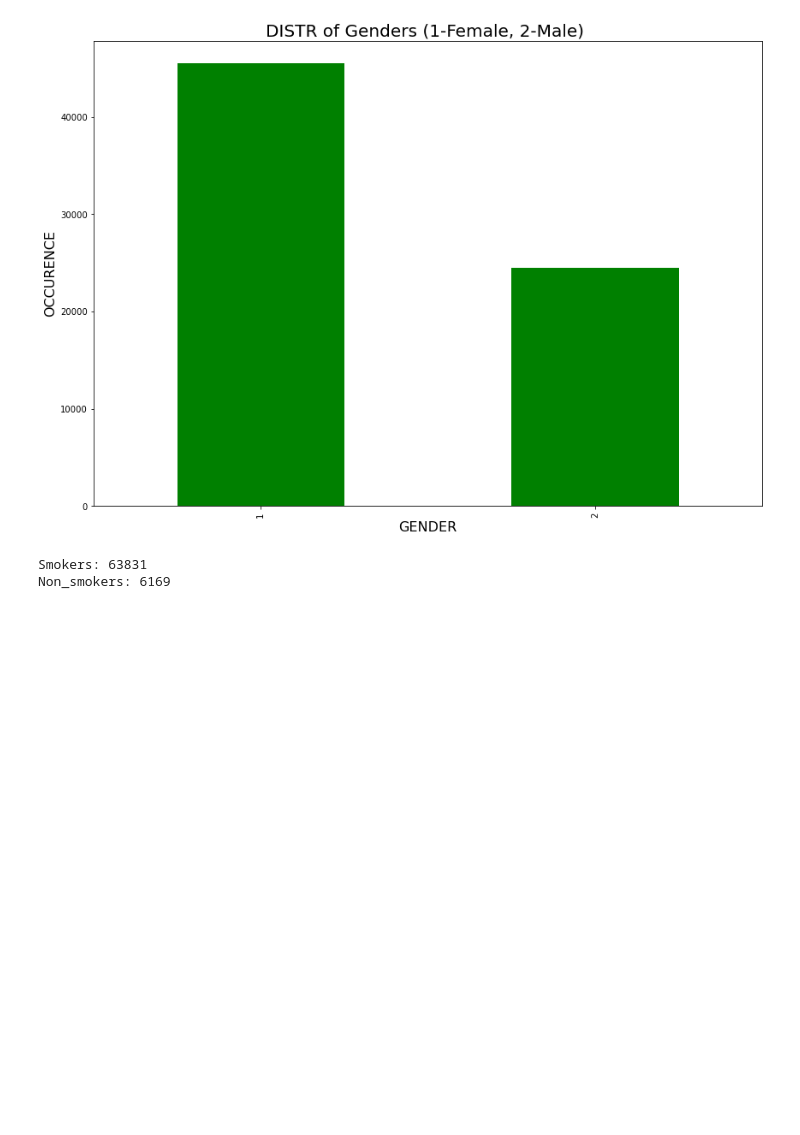
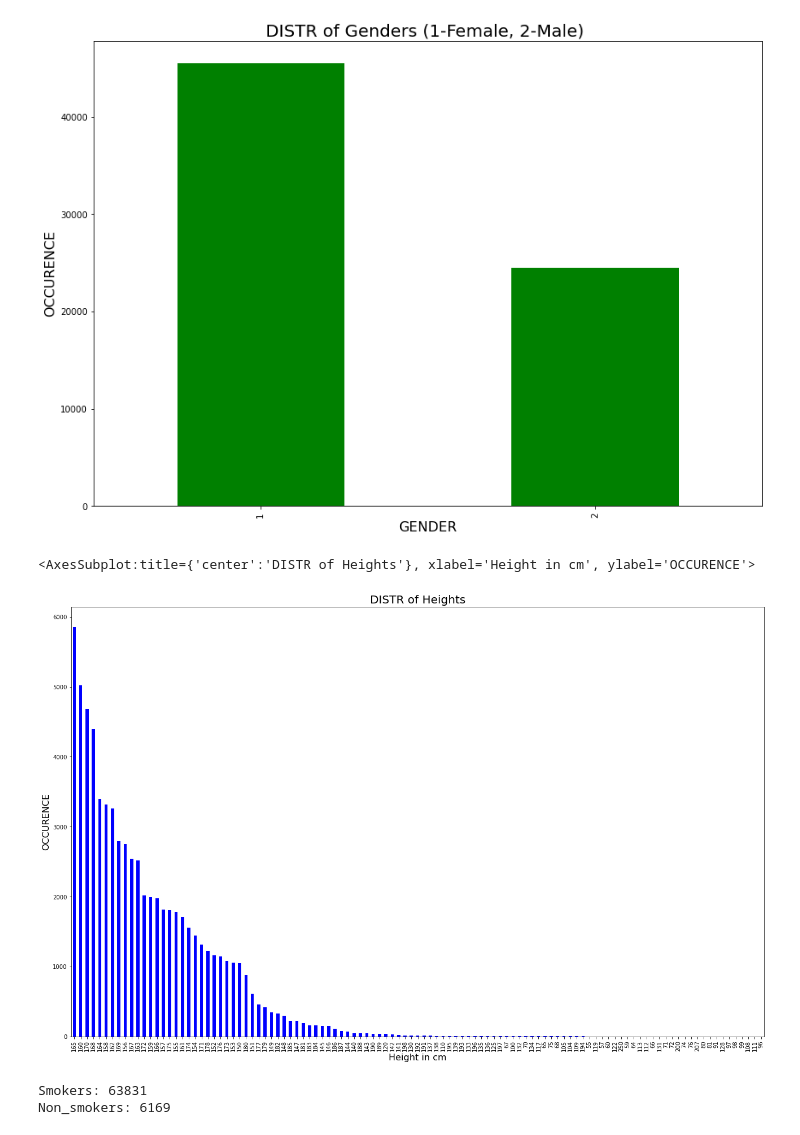
Before and after one commit to Andy666Fox/TINY_DS_PROJECTS, a Jupyter notebook: EDA_train/eda_train.ipynb, the cells around one changed output. Drawn from its saved outputs; the diff is of its cells as text; code cells hidden in the pictures; blank space fills up the shorter version.

```diff
--- a/EDA_train/eda_train.ipynb
+++ b/EDA_train/eda_train.ipynb
@@ -84,6 +84,17 @@ df['gender'].value_counts().plot(ax=ax, kind='bar', color='green')
 # %% [output]
 <AxesSubplot:title={'center':'DISTR of Genders (1-Female, 2-Male) '}, xlabel='GENDER', ylabel='OCCURENCE'>
 [figure]
+# %%
+fig, ax = plt.subplots(figsize=(22,14))
+
+ax.set_title('DISTR of Heights', fontsize=20)
+ax.set_xlabel('Height in cm', fontsize=16)
+ax.set_ylabel('OCCURENCE', fontsize=16)
+
+df['height'].value_counts().plot(ax=ax, kind='bar', color='blue')
+# %% [output]
+<AxesSubplot:title={'center':'DISTR of Heights'}, xlabel='Height in cm', ylabel='OCCURENCE'>
+[figure, added]
 # %%
 num = df['smoke'].value_counts('0')
 smokers = num[0] * 70000
```
